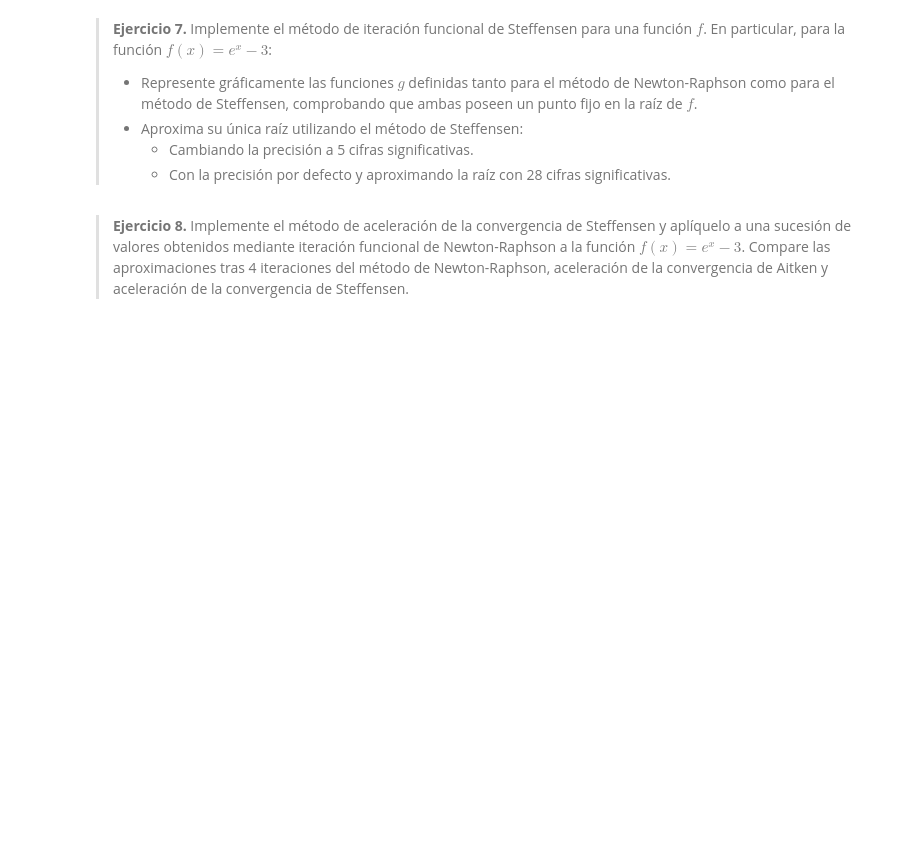
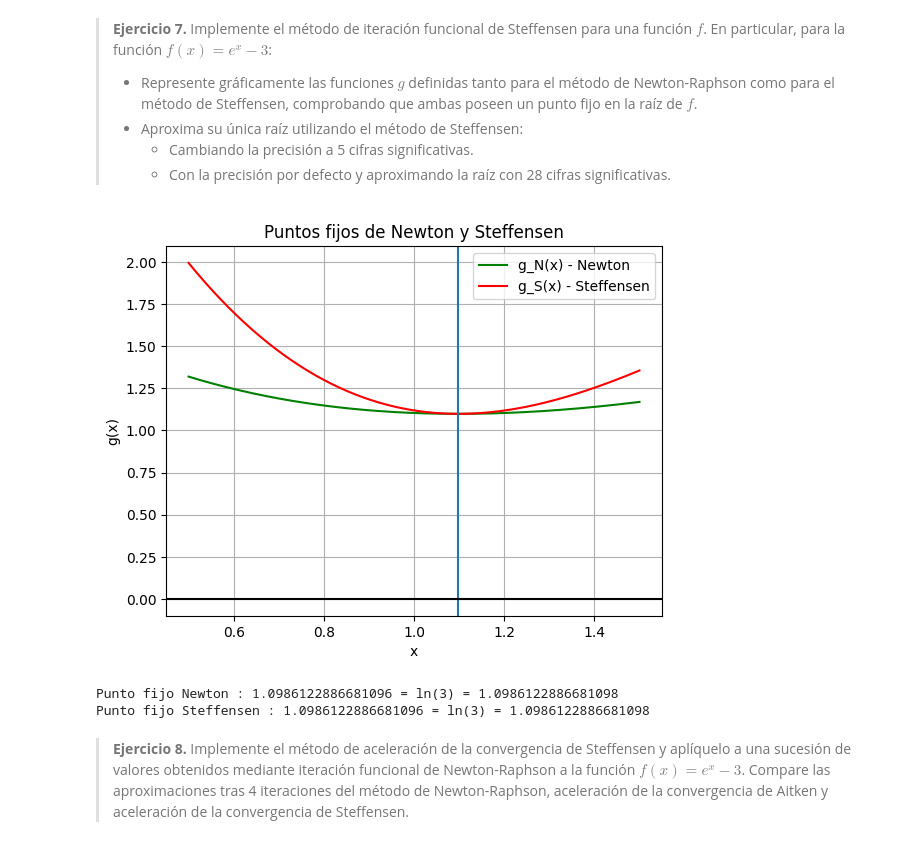
Before and after one commit to Pablolinari/UGR, a Jupyter notebook: 2/MN/P1_solucion.ipynb, the cells around one changed output. Saved outputs shown, nothing was run; the diff lists cells and outputs as text; code cells hidden in the pictures; blank space fills up the shorter version.

```diff
--- a/2/MN/P1_solucion.ipynb
+++ b/2/MN/P1_solucion.ipynb
@@ -252,8 +338,21 @@ i) encuentre, mediante el método de bisección una aproximación de la raíz en
 
 ii) encuentre, mediante el método de Newton-Raphson, una aproximación de la raíz en $[0,1]$ con una tolerancia de $10^{-4}$, partiendo de $x_0=0$, y determine el número de iteraciones realizadas.
 # %%
+
 def f3(x):
-    return x**2 + np.exp(x)-1
+    return 3*(x**2) + np.exp(x)-1
+def df3(x):
+    return 6*x + np.exp(x)
 
-biseccion(f,0,1,1000,1e-4,1e-4)
-NewtonRaphson(f2,0,100,1e-25,1e-25)
+
+x0=Decimal(0)
+x1=Decimal(1)
+getcontext().prec=default_prec
+print(f"Precision: {getcontext().prec}")
+raiz ,iter ,salida =biseccion(f3,x0,x1,nmax=1000, prec=1e-25, tol=1e-4)
+print(f"Raiz : {raiz}")
+print(f"Numero de iteraciones : {iter}")
+
+raiz ,iter ,salida,sucesion =NewtonRaphson(f3,df3,x0,1000,1e-25,1e-4)
+print(f"Raiz : {raiz}")
+print(f"Numero de iteraciones : {iter}")
@@ -266,45 +373,59 @@ NewtonRaphson(f2,0,100,1e-25,1e-25)
 # %%
 
 def Steffensen(f,x0, nmax=nmax, prec=prec, tol=tol):
-    """
-    Implementa el método de Steffensen para encontrar una raíz de la función f.
 
-    Parámetros:
-    -----------
-    f : función
-        La función cuya raíz se desea encontrar.
-    x0 : float
-        Aproximación inicial para la raíz.
-    nmax : int
-        Número máximo de iteraciones.
-    prec : float
-        Criterio de precisión; se detiene si |f(xn)| < prec.
-    tol : float
-        Criterio de tolerancia; se detiene si |x0 - xn| < tol.
-
-    """
     niter = 0
     cont = True
     exit = ''
-    x0 = todecimal(xo)
+
     while niter < nmax and cont:
         niter += 1
-        xn = todecimal(x0 - ((todecimal(f(x0))**2) / (todecimal(f(x0+todecimal(f(x0))))-todecimal(f(x0)))))
+        xn = x0 - ((f(x0)**2) / (f(x0+f(x0))-f(x0)))
 
         if abs(f(xn)) < prec:
             exit = 'precision'
             cont = False
 
         if abs(x0 - xn) < tol:
             exit = 'tolerancia'
             cont = False
         x0=xn
     if exit == 'precision':
         print(f'Posiblemente solución exacta: {xn}')
     elif exit == 'tolerancia':
         print(f'Aproximación solicitada: {xn}')
     else:
         print(f'Se llegó al número máximo de iteraciones ')
     return xn, niter, exit
+
+g_newton = lambda x: x - f(x)/df(x)
+g_steff = lambda x: x - (f(x)**2)/(f(x + f(x)) - f(x))
+
+x_vals = np.linspace(0.5, 1.5, 400)
+y_identity = x_vals
+y_newton = g_newton(x_vals)
+y_steff = g_steff(x_vals)
+
+
+plt.plot(x_vals, y_newton, 'g', label='g_N(x) - Newton')
+plt.plot(x_vals, y_steff, 'r', label='g_S(x) - Steffensen')
+plt.legend()
+plt.grid(True)
+plt.xlabel("x")
+plt.ylabel("g(x)")
+plt.axvline(np.log(3), linestyle='-', label='x = ln(3)')
+#plt.axhline(np.log(3), linestyle='-')
+plt.axhline(0,color="black", linestyle='-')
+plt.title("Puntos fijos de Newton y Steffensen")
+plt.show()
+
+## para comprobar que son un p0unto fijo veamos que g(x)=x con x=ln(3) que es la raiz de f= e^x -3
+
+print(f"Punto fijo Newton : {g_newton(np.log(3))} = ln(3) = {np.log(3)}")
+print(f"Punto fijo Steffensen : {g_steff(np.log(3))} = ln(3) = {np.log(3)}")
+# %% [output]
+[figure, added]
+Punto fijo Newton : 1.0986122886681096 = ln(3) = 1.0986122886681098
+Punto fijo Steffensen : 1.0986122886681096 = ln(3) = 1.0986122886681098
 # %% [markdown]
 > **Ejercicio 8.** Implemente el método de aceleración de la convergencia de Steffensen y aplíquelo a una sucesión de valores obtenidos mediante iteración funcional de Newton-Raphson a la función $f(x) = e^x -3$. Compare las aproximaciones tras 4 iteraciones del método de Newton-Raphson, aceleración de la convergencia de Aitken y aceleración de la convergencia de Steffensen.
```
Also changed, not shown: parts of 10 cells of this notebook, 2 other files.
